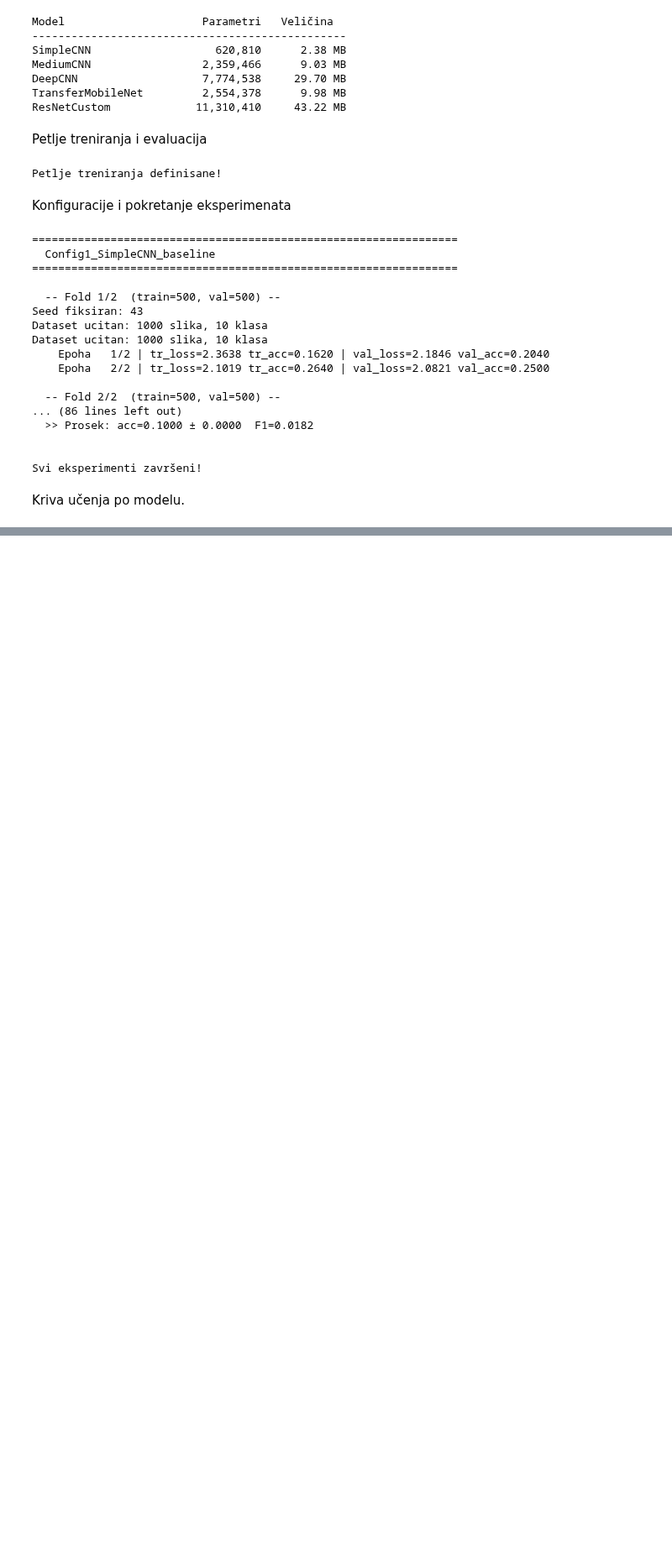
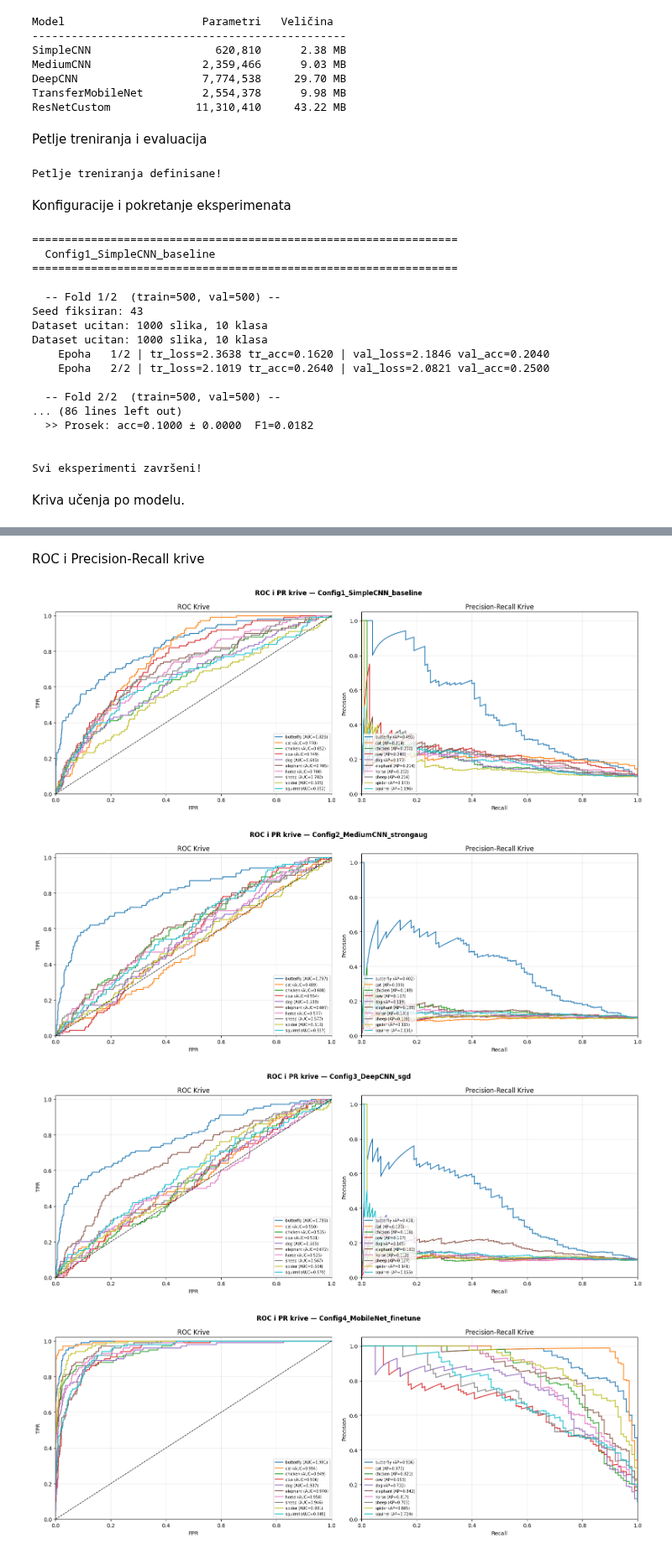
Before and after one commit to predrag002/Animals, a Jupyter notebook: treniranje.ipynb, the cells around one changed output, grey strips where cells are left out. Shown at 84% size. Drawn from its saved outputs; the diff is of its cells as text; code cells hidden in the pictures; blank space fills up the shorter version.

Commit message:
ROC i Precision recall krive po modelu.

```diff
--- a/treniranje.ipynb
+++ b/treniranje.ipynb
@@ -590,0 +592,41 @@ for cfg in CONFIGS:
+# %% [markdown]
+ROC i Precision-Recall krive
+# %%
+for cfg in CONFIGS:
+    fold_results = cfg['_results']
+    name         = cfg['name']
+
+    all_true  = np.concatenate([r['labels'] for r in fold_results])
+    all_probs = np.concatenate([r['probs']  for r in fold_results])
+    lb        = label_binarize(all_true, classes=list(range(NUM_CLASSES)))
+
+    fig, axes = plt.subplots(1, 2, figsize=(16, 6))
+    fig.suptitle(f'ROC i PR krive — {name}', fontsize=12, fontweight='bold')
+
+    for i, cls in enumerate(CLASSES):
+        c = PAL[i % NUM_CLASSES]
+        # ROC
+        fpr, tpr, _ = roc_curve(lb[:, i], all_probs[:, i])
+        axes[0].plot(fpr, tpr, lw=1.5, color=c, label=f'{cls} (AUC={auc(fpr,tpr):.3f})')
+        # PR
+        prec, rec, _ = precision_recall_curve(lb[:, i], all_probs[:, i])
+        ap = average_precision_score(lb[:, i], all_probs[:, i])
+        axes[1].plot(rec, prec, lw=1.5, color=c, label=f'{cls} (AP={ap:.3f})')
+
+    axes[0].plot([0,1],[0,1],'k--',lw=1)
+    axes[0].set(xlim=[0,1], ylim=[0,1.02], xlabel='FPR', ylabel='TPR')
+    axes[0].set_title('ROC Krive'); axes[0].legend(fontsize=7, loc='lower right')
+    axes[0].grid(alpha=0.3)
+
+    axes[1].set(xlim=[0,1], ylim=[0,1.05], xlabel='Recall', ylabel='Precision')
+    axes[1].set_title('Precision-Recall Krive'); axes[1].legend(fontsize=7, loc='lower left')
+    axes[1].grid(alpha=0.3)
+
+    plt.tight_layout()
+    plt.savefig(f'results/{name}/roc_pr_curves.png', dpi=120, bbox_inches='tight')
+    plt.show()
+# %% [output]
+[figure, added]
+[figure, added]
+[figure, added]
+[figure, added]
```
Also changed, not shown: parts of 3 cells of this notebook, 5 other files.
